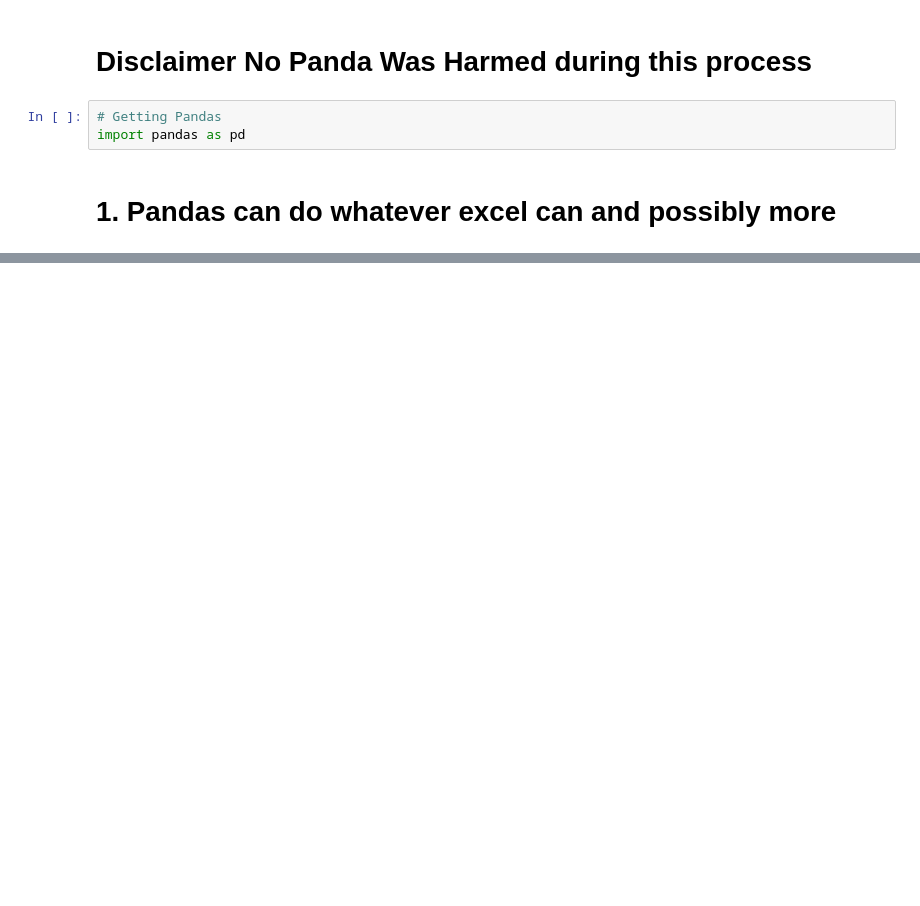
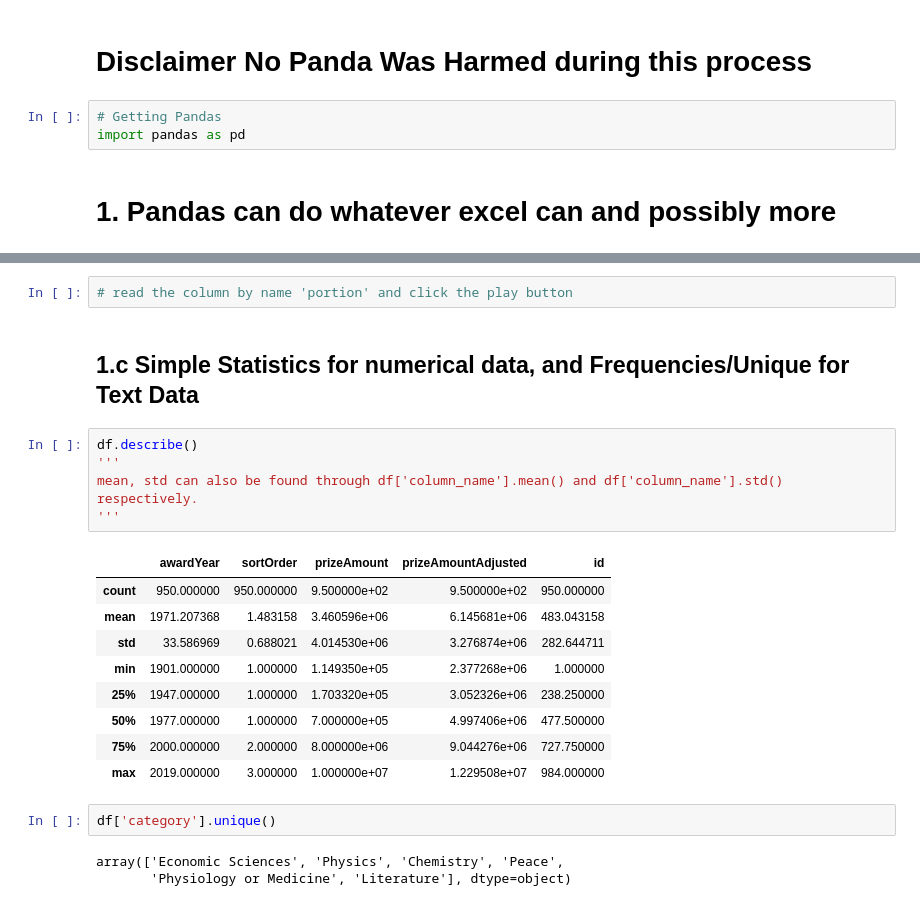
Before and after one commit to prathithbhargav/learn_pandas, a Jupyter notebook: Learning_Pandas_IPLUG.ipynb, the cells around one changed output, grey strips where cells are left out. Cells and saved outputs as stored; diff of their text form; blank space fills up the shorter version.

```diff
--- a/Learning_Pandas_IPLUG.ipynb
+++ b/Learning_Pandas_IPLUG.ipynb
@@ -20,0 +45,24 @@ df.head()
+# %%
+# read the column by name 'portion' and click the play button
+# %% [markdown]
+## 1.c Simple Statistics for numerical data, and Frequencies/Unique for Text Data
+# %%
+df.describe()
+'''
+mean, std can also be found through df['column_name'].mean() and df['column_name'].std() respectively.
+'''
+# %% [output]
+|  | awardYear | sortOrder | prizeAmount | prizeAmountAdjusted | id |
+| count | 950.000000 | 950.000000 | 9.500000e+02 | 9.500000e+02 | 950.000000 |
+| mean | 1971.207368 | 1.483158 | 3.460596e+06 | 6.145681e+06 | 483.043158 |
+| std | 33.586969 | 0.688021 | 4.014530e+06 | 3.276874e+06 | 282.644711 |
+| min | 1901.000000 | 1.000000 | 1.149350e+05 | 2.377268e+06 | 1.000000 |
+| 25% | 1947.000000 | 1.000000 | 1.703320e+05 | 3.052326e+06 | 238.250000 |
+| 50% | 1977.000000 | 1.000000 | 7.000000e+05 | 4.997406e+06 | 477.500000 |
+| 75% | 2000.000000 | 2.000000 | 8.000000e+06 | 9.044276e+06 | 727.750000 |
+| max | 2019.000000 | 3.000000 | 1.000000e+07 | 1.229508e+07 | 984.000000 |
+# %%
+df['category'].unique()
+# %% [output]
+array(['Economic Sciences', 'Physics', 'Chemistry', 'Peace',
+       'Physiology or Medicine', 'Literature'], dtype=object)
```
Also changed, not shown: parts of 10 cells of this notebook, 1 other file.
